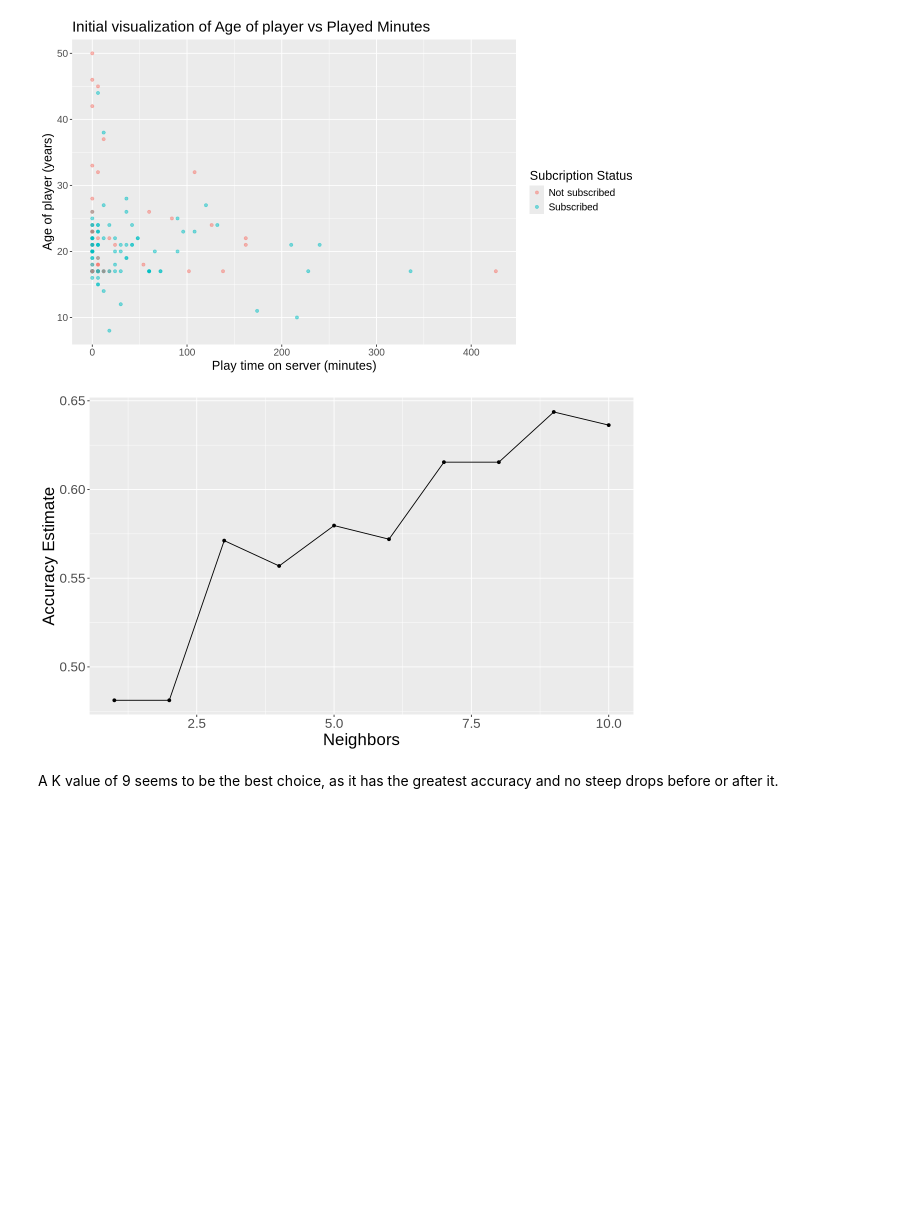
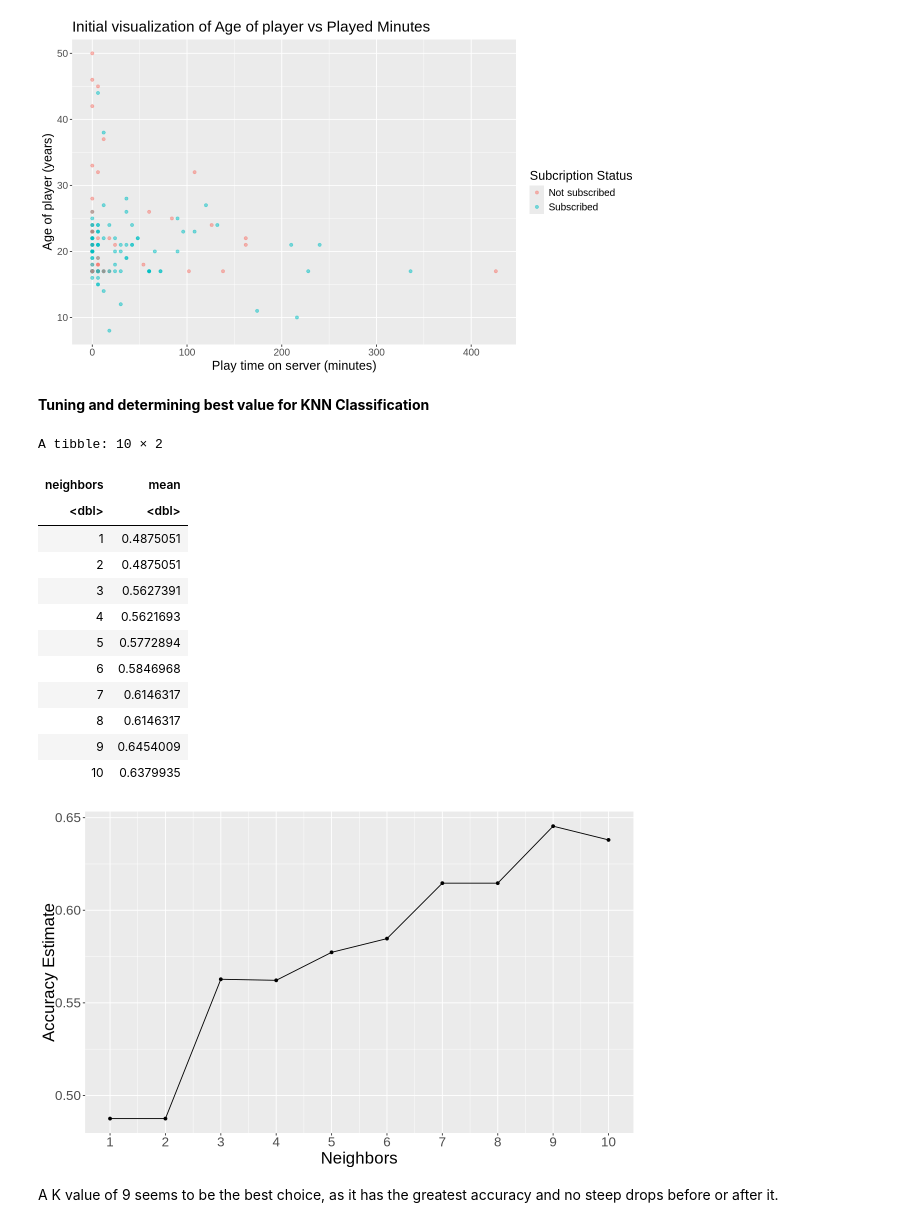
Before and after one commit to kaede53/dsci-100-final-report, a Jupyter notebook: OfficialReport.ipynb, the cells around one changed output. Cells and saved outputs as stored; diff of their text form; code cells hidden in the pictures; blank space fills up the shorter version.

```diff
--- a/OfficialReport.ipynb
+++ b/OfficialReport.ipynb
@@ -146,6 +157,8 @@ intitial_players_plot <- players_scale_time |>
 intitial_players_plot
 # %% [output]
 [figure]
+# %% [markdown]
+**Tuning and determining best value for KNN Classification**
 # %%
 # Splitting Dataset
 players_split <- initial_split(players_scale_time, prop = 0.75, strata = subscribe)
@@ -154,17 +167,18 @@ players_test <- testing(players_split)
 # %%
 # Determining best KNN value
 # Create tune model (k = 1-10)
+players_recipe <- recipe(subscribe ~ Age + played_mins, data = players_train) |>
+                  step_scale(all_predictors()) |>
+                  step_center(all_predictors())
+
 knn_spec <- nearest_neighbor(weight_func = "rectangular", neighbors = tune()) |>
             set_engine("kknn") |>
             set_mode("classification")
 
-players_recipe <- recipe(subscribe ~ Age + played_mins, data = players_train) |>
-                  step_scale(all_predictors()) |>
-                  step_center(all_predictors())
-
 # Perform 5 fold cross validation
 players_vfold <- vfold_cv(players_train, v = 5, strata = subscribe)
 
+# Creating workflow
 knn_results <- workflow() |>
                  add_recipe(players_recipe) |>
                  add_model(knn_spec) |>
@@ -172,16 +186,35 @@ knn_results <- workflow() |>
                  collect_metrics()
 
 accuracies <- knn_results |>
-                 filter(.metric == 'accuracy')
-# Cross validation plot
-cross_val_plot <- ggplot(accuracies, aes(x = neighbors, y = mean)) +
-                  geom_point() +
-                  geom_line() +
-                  labs(x = 'Neighbors', y = 'Accuracy Estimate') +
-                  theme(text = element_text(size = 20))
-cross_val_plot
+              filter(.metric == "accuracy") |>
+              select(neighbors, mean)
+accuracies
 # %% [output]
-[figure, removed]
+A tibble: 10 × 2
+| neighbors | mean |
+| <dbl> | <dbl> |
+| 1 | 0.4875051 |
+| 2 | 0.4875051 |
+| 3 | 0.5627391 |
+| 4 | 0.5621693 |
+| 5 | 0.5772894 |
+| 6 | 0.5846968 |
+| 7 | 0.6146317 |
+| 8 | 0.6146317 |
+| 9 | 0.6454009 |
+| 10 | 0.6379935 |
+# %%
+# Cross validation plot
+cross_val_plot <- accuracies |>
+                  ggplot(aes(x = neighbors, y = mean)) +
+                  geom_point() +
+                  geom_line() +
+                  labs(x = 'Neighbors', y = 'Accuracy Estimate') +
+                  scale_x_continuous(breaks = c(1, 2, 3, 4, 5, 6, 7, 8, 9, 10))  +
+                  theme(text = element_text(size = 20))
+cross_val_plot
+# %% [output]
+[figure, added]
 # %% [markdown]
 A K value of 9 seems to be the best choice, as it has the greatest accuracy and no steep drops before or after it.
 # %%
```
Also changed, not shown: parts of 12 cells of this notebook.
